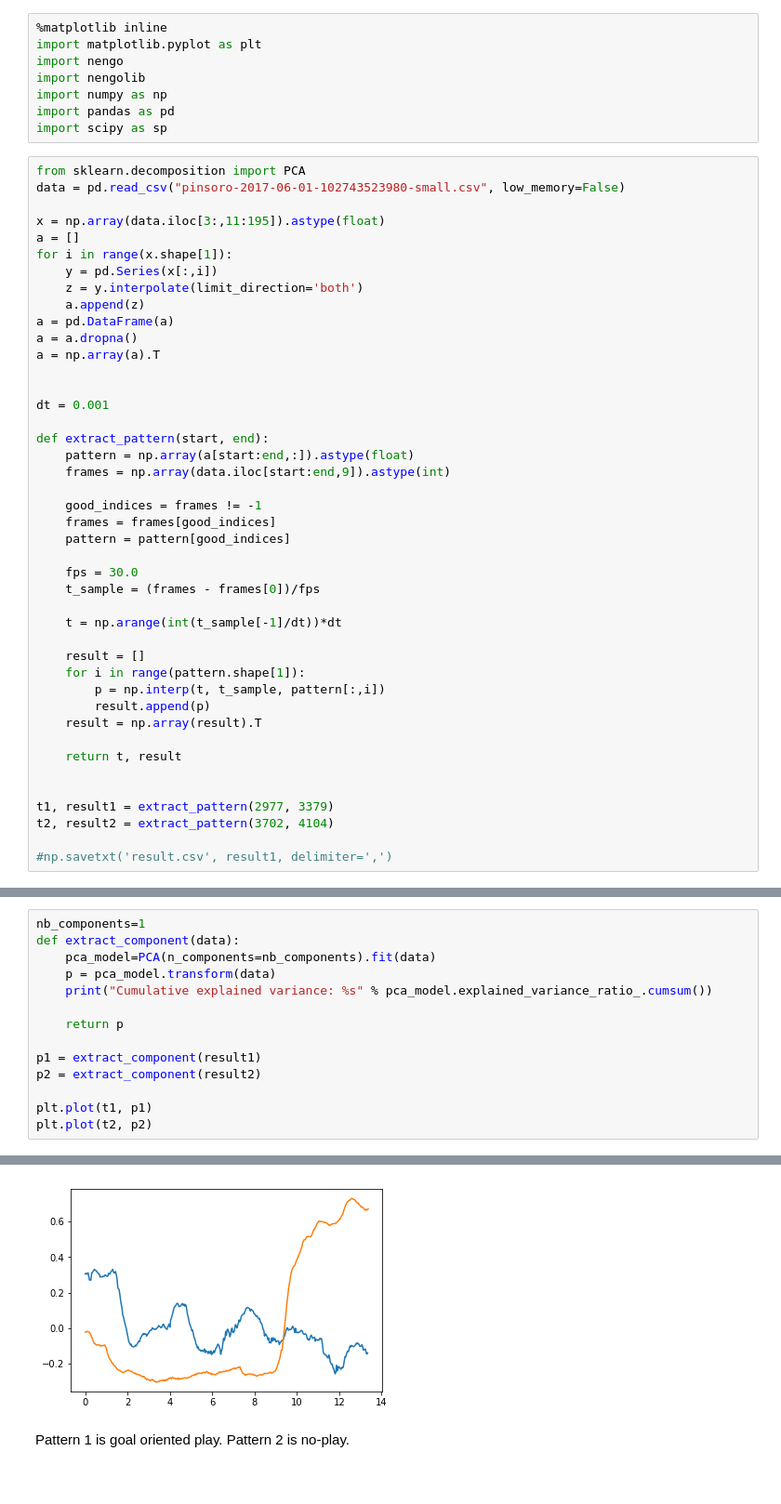
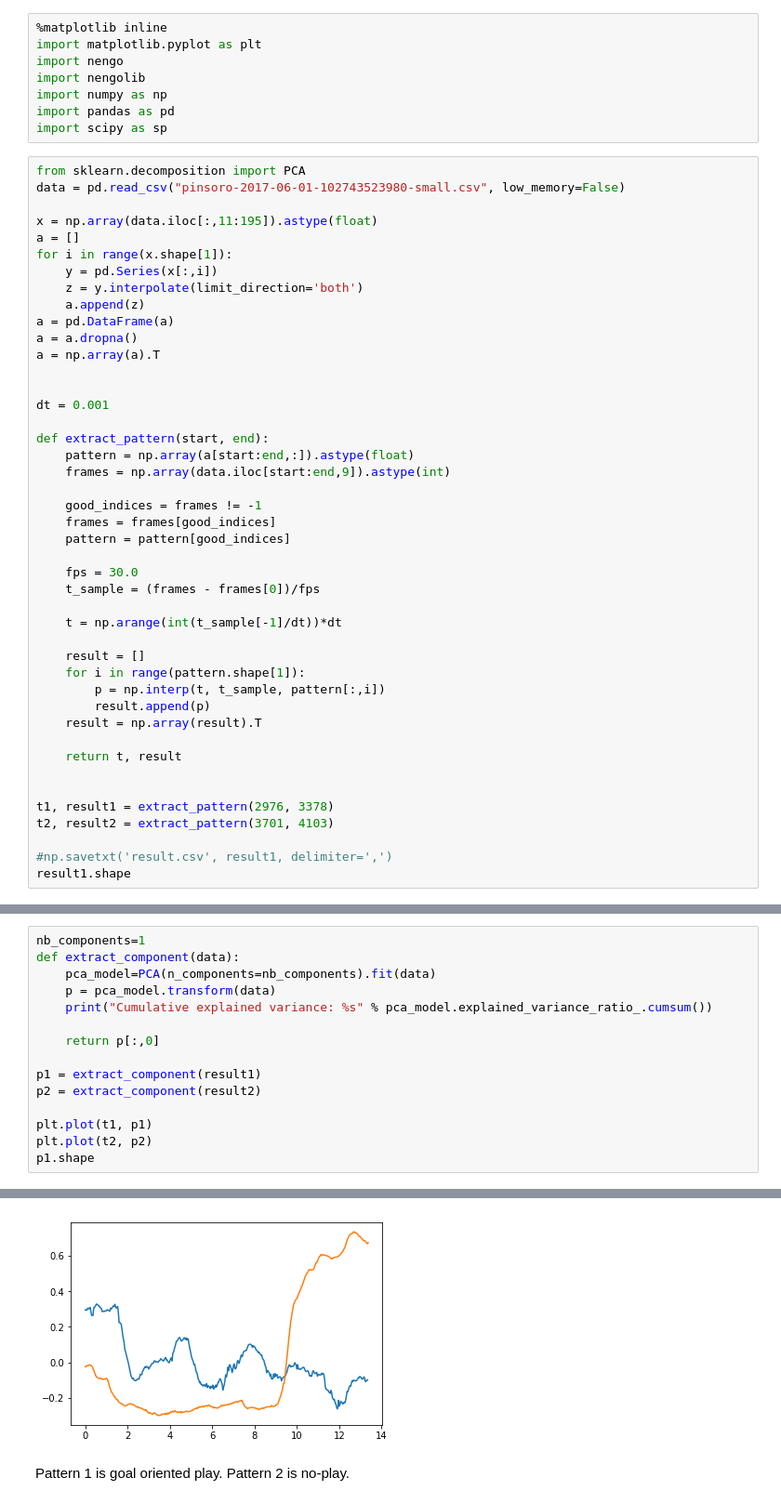
Before and after one commit to maddybartlett/NEN001, a Jupyter notebook: PatternInterpolationPCA.ipynb, the cells around one changed output, grey strips where cells are left out. Shown at 93% size. Cells and saved outputs as stored; diff of their text form.

Commit message:
Changed PCA function so it returns a 1D array

```diff
--- a/PatternInterpolationPCA.ipynb
+++ b/PatternInterpolationPCA.ipynb
@@ -10,7 +10,7 @@ import scipy as sp
 from sklearn.decomposition import PCA
 data = pd.read_csv("pinsoro-2017-06-01-102743523980-small.csv", low_memory=False)
 
-x = np.array(data.iloc[3:,11:195]).astype(float)
+x = np.array(data.iloc[:,11:195]).astype(float)
 a = []
 for i in range(x.shape[1]):
     y = pd.Series(x[:,i])
@@ -45,7 +45,8 @@ def extract_pattern(start, end):
     return t, result
 
 
-t1, result1 = extract_pattern(2977, 3379)
-t2, result2 = extract_pattern(3702, 4104)
+t1, result1 = extract_pattern(2976, 3378)
+t2, result2 = extract_pattern(3701, 4103)
 
 #np.savetxt('result.csv', result1, delimiter=',')
+result1.shape
@@ -56,11 +59,12 @@ def extract_component(data):
     p = pca_model.transform(data)
     print("Cumulative explained variance: %s" % pca_model.explained_variance_ratio_.cumsum())
 
-    return p
+    return p[:,0]
 
 p1 = extract_component(result1)
 p2 = extract_component(result2)
 
 plt.plot(t1, p1)
 plt.plot(t2, p2)
+p1.shape
 # %% [output]
@@ -70,4 +74,4 @@ Cumulative explained variance: [0.79826373]
-[figure, old version]
+[figure, new version]
 # %% [markdown]
 Pattern 1 is goal oriented play.
 Pattern 2 is no-play.
```
Also changed, not shown: parts of 5 cells of this notebook.
